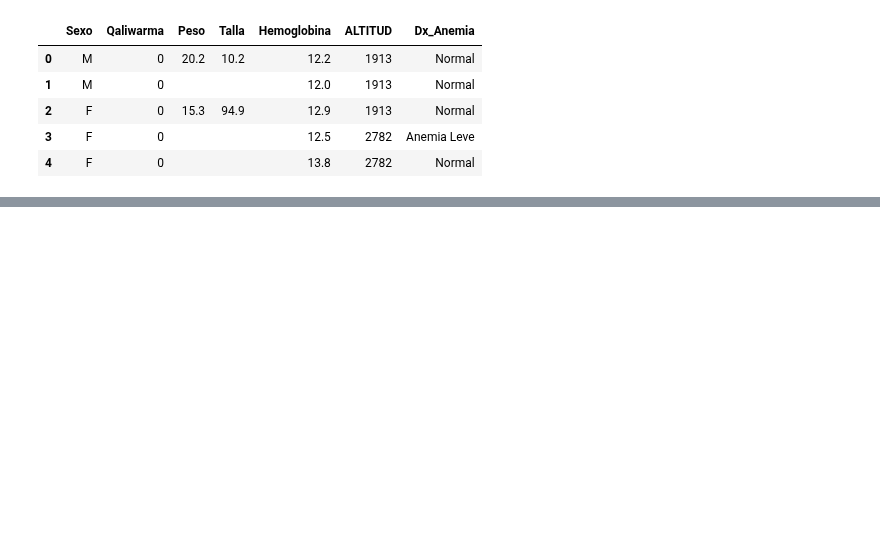
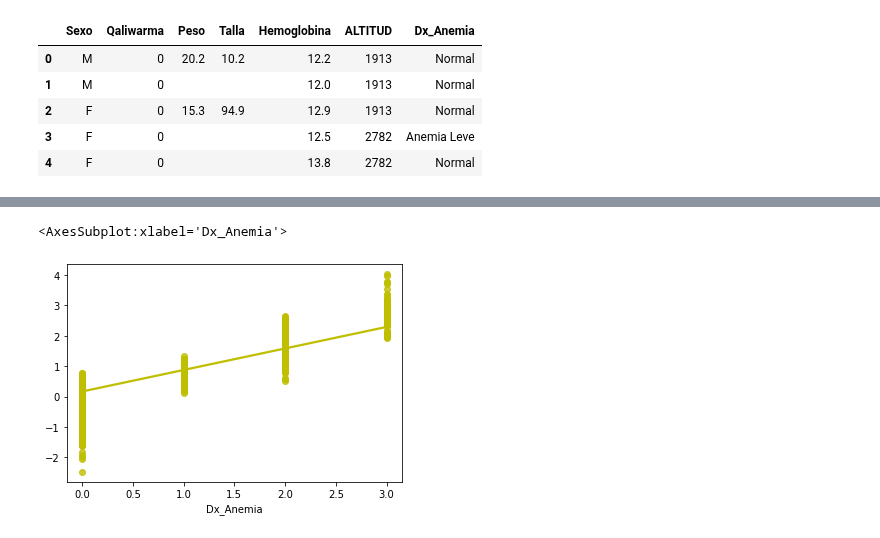
Before and after one commit to LuisSante/Text-segmentation-using-Agglomerative-Clustering, a Jupyter notebook: Anemia/IA_final.ipynb, the cells around one changed output, grey strips where cells are left out. Saved outputs shown, nothing was run; the diff lists cells and outputs as text; code cells hidden in the pictures; blank space fills up the shorter version.

```diff
--- a/Anemia/IA_final.ipynb
+++ b/Anemia/IA_final.ipynb
@@ -52,0 +98,14 @@ Name: Sexo, dtype: object
+# %%
+import numpy as np
+from sklearn.model_selection import train_test_split
+
+y = data[['Dx_Anemia']]
+X = data.drop('Dx_Anemia', axis=1)
+
+X_train, X_test, y_train, y_test = train_test_split(X, y, test_size=0.3, random_state=22)
+# %%
+from sklearn.linear_model import LinearRegression
+linear_model = LinearRegression(fit_intercept=True)
+# # Fit the model
+linear_model.fit(X_train, y_train)
+line_y_linear = linear_model.predict(X_test)
@@ -52,0 +115,5 @@ Name: Sexo, dtype: object
+# %%
+sns.regplot(x=y_test, y=line_y_linear, ci=None, color="y", scatter=True)
+# %% [output]
+<AxesSubplot:xlabel='Dx_Anemia'>
+[figure, added]
```
Also changed, not shown: parts of 13 cells of this notebook.
